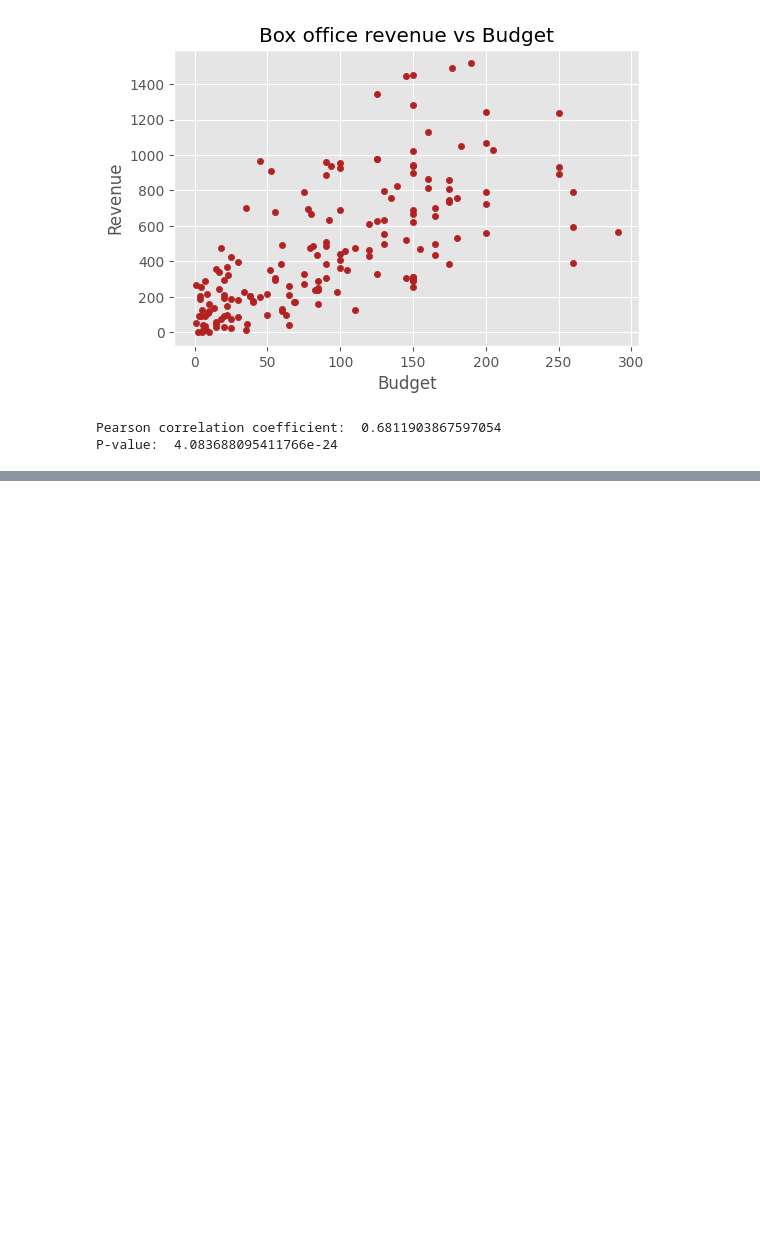
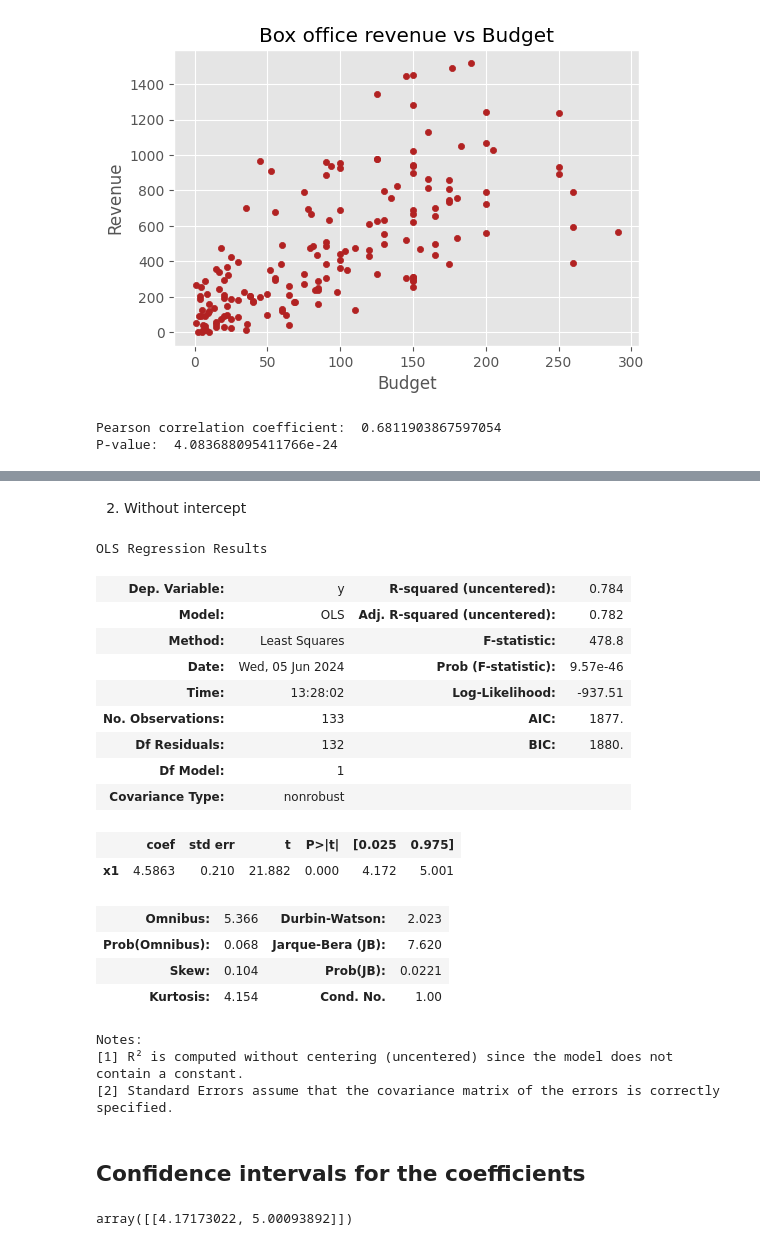
Before and after one commit to Alaninja1209/Did-you-like-the-movie-, a Jupyter notebook: Movie_LinearRegression.ipynb, the cells around one changed output, grey strips where cells are left out. Cells and saved outputs as stored; diff of their text form; code cells hidden in the pictures; blank space fills up the shorter version.

```diff
--- a/Movie_LinearRegression.ipynb
+++ b/Movie_LinearRegression.ipynb
@@ -86,0 +198,36 @@ P-value:  4.083688095411766e-24
+# %% [markdown]
+2) Without intercept
+# %%
+# Model fitting using matrices
+# ==============================================================================
+modelm_noint = sm.OLS(endog=y_train, exog=X_train,)
+modelm_noint = modelm_noint.fit()
+modelm_noint.summary()
+# %% [output]
+OLS Regression Results
+| Dep. Variable: | y | R-squared (uncentered): | 0.784 |
+| Model: | OLS | Adj. R-squared (uncentered): | 0.782 |
+| Method: | Least Squares | F-statistic: | 478.8 |
+| Date: | Wed, 05 Jun 2024 | Prob (F-statistic): | 9.57e-46 |
+| Time: | 13:28:02 | Log-Likelihood: | -937.51 |
+| No. Observations: | 133 | AIC: | 1877. |
+| Df Residuals: | 132 | BIC: | 1880. |
+| Df Model: | 1 |  |  |
+| Covariance Type: | nonrobust |  |  |
+|  | coef | std err | t | P>|t| | [0.025 | 0.975] |
+| x1 | 4.5863 | 0.210 | 21.882 | 0.000 | 4.172 | 5.001 |
+| Omnibus: | 5.366 | Durbin-Watson: | 2.023 |
+| Prob(Omnibus): | 0.068 | Jarque-Bera (JB): | 7.620 |
+| Skew: | 0.104 | Prob(JB): | 0.0221 |
+| Kurtosis: | 4.154 | Cond. No. | 1.00 |
+Notes:
+[1] R² is computed without centering (uncentered) since the model does not contain a constant.
+[2] Standard Errors assume that the covariance matrix of the errors is correctly specified.
+# %% [markdown]
+## Confidence intervals for the coefficients
+# %%
+# Confidence intervals for the coefficients
+# ==============================================================================
+modelm_noint.conf_int(alpha=0.05)
+# %% [output]
+array([[4.17173022, 5.00093892]])
```
Also changed, not shown: parts of 7 cells of this notebook.
